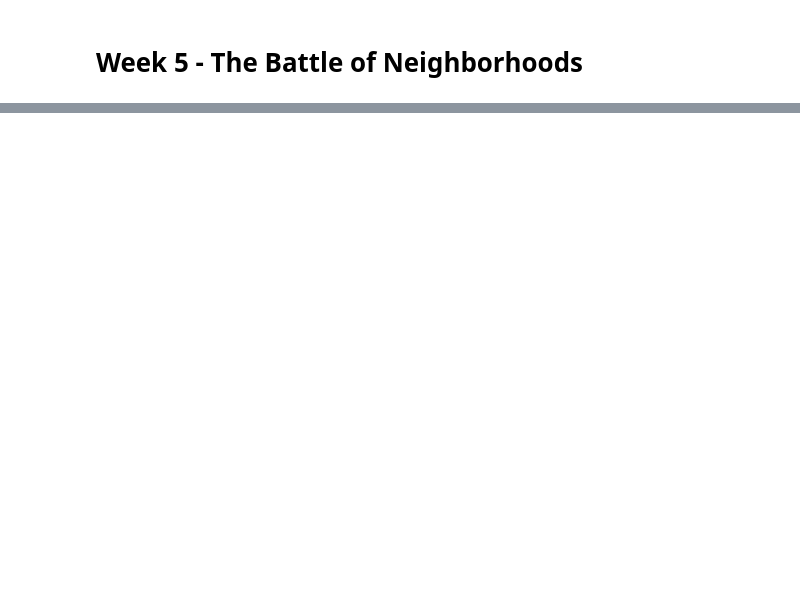
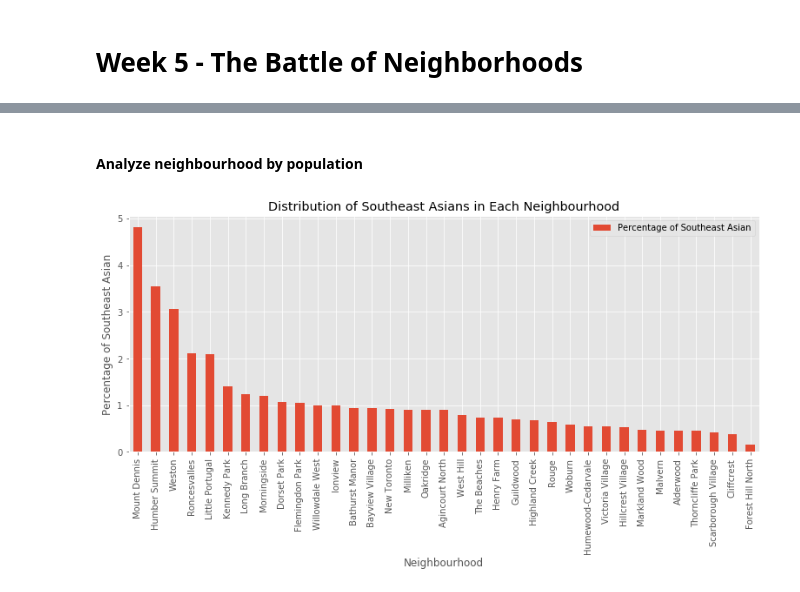
Before and after one commit to Gangula2/Coursera_Capstone, a Jupyter notebook: Coursera_Applied Data Science Capstone.ipynb, the cells around one changed output, grey strips where cells are left out. Drawn from its saved outputs; the diff is of its cells as text; code cells hidden in the pictures; blank space fills up the shorter version.

```diff
--- a/Coursera_Applied Data Science Capstone.ipynb
+++ b/Coursera_Applied Data Science Capstone.ipynb
@@ -53,0 +89,4 @@ The Foursquare API will be used to explore neighborhoods in Toronto, more specif
+# %%
+df = pd.merge(df, df_geo, left_on='Postcode', right_on='Postal Code').drop(['Postal Code', 'Postcode', 'Borough'], axis=1)
+df = pd.merge(df, Toronto_Census, on='Neighbourhood', how='left').dropna(how='any', axis=0).reset_index(drop=True)
+df.head()
@@ -53,0 +100,3 @@ The Foursquare API will be used to explore neighborhoods in Toronto, more specif
+# %%
+df.rename(columns={'   Southeast Asian': 'Southeast Asian'}, inplace=True)
+df.columns
@@ -53,0 +109,4 @@ The Foursquare API will be used to explore neighborhoods in Toronto, more specif
+# %%
+df['Percentage of Southeast Asian'] = df['Southeast Asian'] / df['Total Population'] * 100
+df.drop(['Total Population', 'Southeast Asian'], axis=1, inplace=True)
+df.head()
@@ -53,0 +323,17 @@ The Foursquare API will be used to explore neighborhoods in Toronto, more specif
+# %% [markdown]
+#### Analyze neighbourhood by population
+# %%
+df_ethnic = df[['Neighbourhood', 'Percentage of Southeast Asian']].set_index('Neighbourhood')
+
+# sort by descending order
+df_ethnic.sort_values(by='Percentage of Southeast Asian', ascending=False, inplace=True)
+
+#plot bar graph
+df_ethnic.plot(kind='bar', figsize=(13,5))
+plt.title('Distribution of Southeast Asians in Each Neighbourhood')
+plt.xlabel('Neighbourhood')
+plt.ylabel('Percentage of Southeast Asian')
+
+plt.show()
+# %% [output]
+[figure, added]
```
Also changed, not shown: parts of 64 cells of this notebook.
